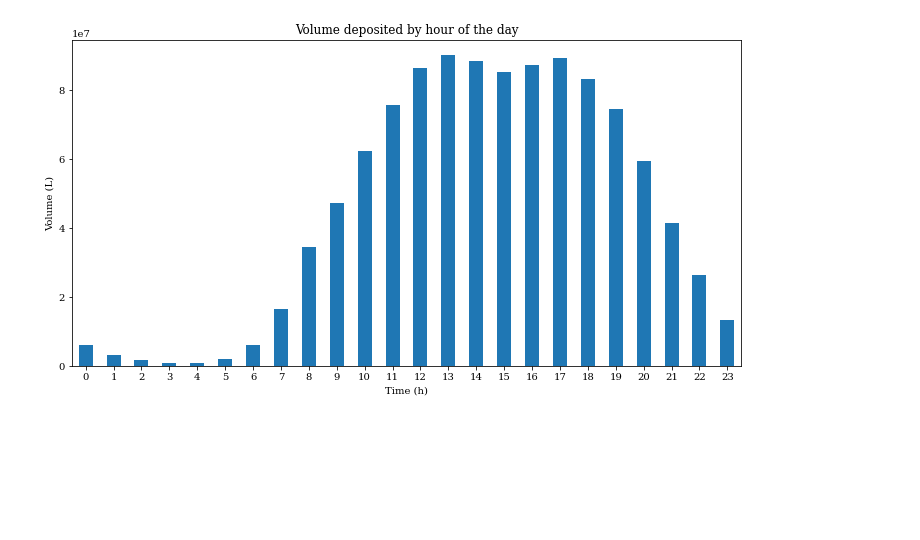
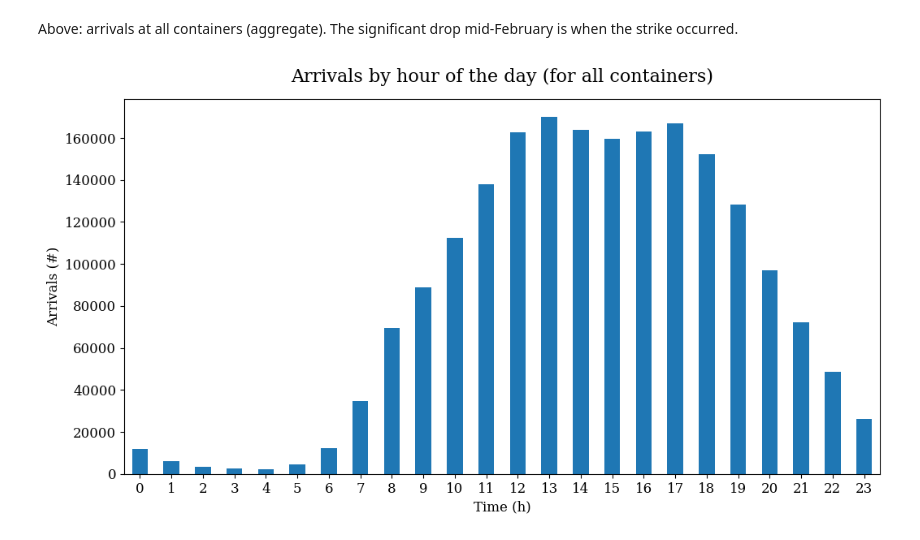
Before and after one commit to N-Wouda/Urban-Waste-Collection, a Jupyter notebook: notebooks/exploratory_analysis.ipynb, the cells around one changed output. Saved outputs shown, nothing was run; the diff lists cells and outputs as text; code cells hidden in the pictures; blank space fills up the shorter version.

```diff
--- a/notebooks/exploratory_analysis.ipynb
+++ b/notebooks/exploratory_analysis.ipynb
@@ -27,0 +11,12 @@ data.groupby(data.date.dt.date).bag_size.sum().plot(figsize=(12, 6))
+# %%
+%matplotlib inline
+
+plt.rcParams.update({
+    'legend.fontsize': 10,
+    'axes.labelsize': 12,
+    'axes.titlesize': 16,
+    'xtick.labelsize': 12,
+    'ytick.labelsize': 12,
+    'axes.titlepad': 15,
+    'figure.figsize': (12, 4),
+})
@@ -27,0 +29,8 @@ data.groupby(data.date.dt.date).bag_size.sum().plot(figsize=(12, 6))
+# %%
+with sqlite3.connect("data/waste.db") as con:
+    containers = pd.read_sql("SELECT * FROM containers", con)
+    arrivals = pd.read_sql("SELECT * FROM arrivals", con)
+    services = pd.read_sql("SELECT * FROM services", con)
+# %%
+arrivals['date'] = pd.to_datetime(arrivals.date)
+services['date'] = pd.to_datetime(services.date)
@@ -28,7 +45,9 @@ data.groupby(data.date.dt.date).bag_size.sum().plot(figsize=(12, 6))
+# %% [markdown]
+Above: arrivals at all containers (aggregate). The significant drop mid-February is when the strike occurred.
 # %%
-ax = data.groupby(data.date.dt.hour).bag_size.sum().plot.bar(figsize=(12, 6), rot=0)
+ax = arrivals.date.groupby(arrivals.date.dt.hour).count().plot.bar(figsize=(12, 6), rot=0)
 ax.set_xlabel("Time (h)")
-ax.set_ylabel("Volume (L)")
-ax.set_title("Volume deposited by hour of the day");
+ax.set_ylabel("Arrivals (#)")
+ax.set_title("Arrivals by hour of the day (for all containers)");
 # %% [output]
-[figure, old version]
+[figure, new version]
```
Also changed, not shown: parts of 28 cells of this notebook, 1 other file.
